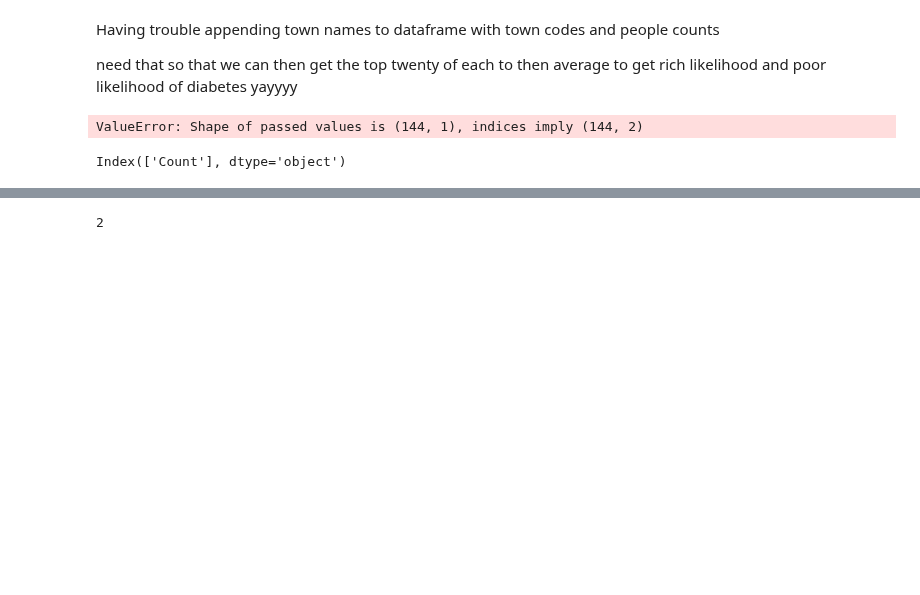
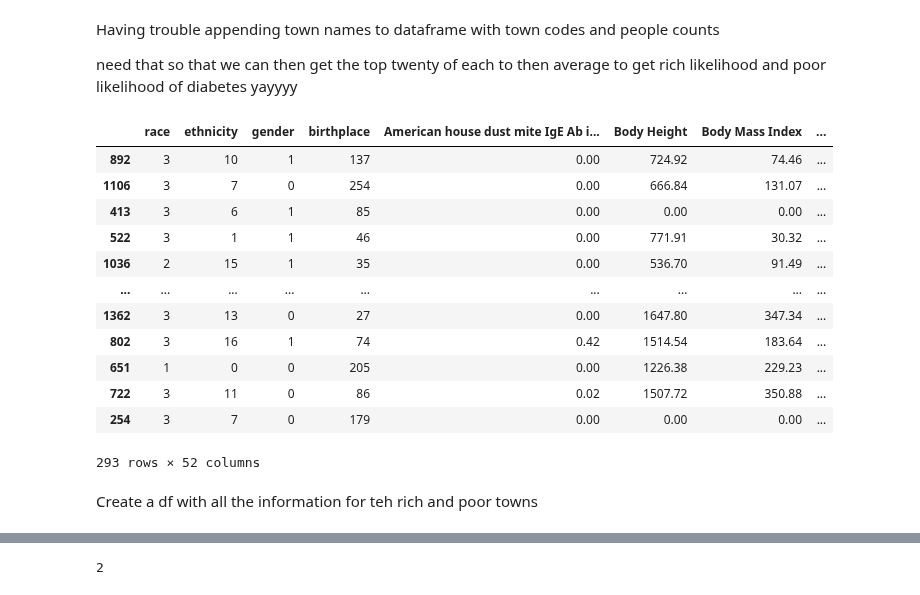
Before and after one commit to esseiple/MedicalBiasJLS, a Jupyter notebook: ModelDoc.ipynb, the cells around one changed output, grey strips where cells are left out. Drawn from its saved outputs; the diff is of its cells as text; code cells hidden in the pictures; blank space fills up the shorter version.

```diff
--- a/ModelDoc.ipynb
+++ b/ModelDoc.ipynb
@@ -301,26 +293,21 @@ Having trouble appending town names to dataframe with town codes and people coun
 need that so that we can then get the top twenty of each
 to then average to get rich likelihood and poor likelihood of diabetes
 yayyyy
-# %%
-townCounts = X_test.groupby('birthplace').size()
-
-townCounts_df = pd.DataFrame(townCounts, columns=['birthplace', 'Count'])
-
-townName = pd.DataFrame(columns=['name', 'birthplace', 'pop'])
-
-for currBP in richTowns:
-    bp_code_swapped = {value: key for key, value in bp_code.items()}
-    town = currBP + ' MA US'
-    code = bp_code_swapped[town]
-
-    count = townCounts_df.loc[townCounts_df['birthplace'] == code, 'Count'].iloc[0]
-    new_row = {'name': town, 'birthplace': code, 'pop': count}
-    new_row_df = pd.DataFrame([new_row])
-    print(new_row_df)
-    townName = pd.concat([townName, new_row_df], ignore_index=True)
-# %% [output]
-ValueError: Shape of passed values is (144, 1), indices imply (144, 2)
-# %%
-townCounts_df.columns
-# %% [output]
-Index(['Count'], dtype='object')
+# %%
+X_test
+# %% [output]
+|  | race | ethnicity | gender | birthplace | American house dust mite IgE Ab i... | Body Height | Body Mass Index | ... |
+| 892 | 3 | 10 | 1 | 137 | 0.00 | 724.92 | 74.46 | ... |
+| 1106 | 3 | 7 | 0 | 254 | 0.00 | 666.84 | 131.07 | ... |
+| 413 | 3 | 6 | 1 | 85 | 0.00 | 0.00 | 0.00 | ... |
+| 522 | 3 | 1 | 1 | 46 | 0.00 | 771.91 | 30.32 | ... |
+| 1036 | 2 | 15 | 1 | 35 | 0.00 | 536.70 | 91.49 | ... |
+| ... | ... | ... | ... | ... | ... | ... | ... | ... |
+| 1362 | 3 | 13 | 0 | 27 | 0.00 | 1647.80 | 347.34 | ... |
+| 802 | 3 | 16 | 1 | 74 | 0.42 | 1514.54 | 183.64 | ... |
+| 651 | 1 | 0 | 0 | 205 | 0.00 | 1226.38 | 229.23 | ... |
+| 722 | 3 | 11 | 0 | 86 | 0.02 | 1507.72 | 350.88 | ... |
+| 254 | 3 | 7 | 0 | 179 | 0.00 | 0.00 | 0.00 | ... |
+293 rows × 52 columns
+# %% [markdown]
+Create a df with all the information for teh rich and poor towns
```
Also changed, not shown: parts of 20 cells of this notebook.
